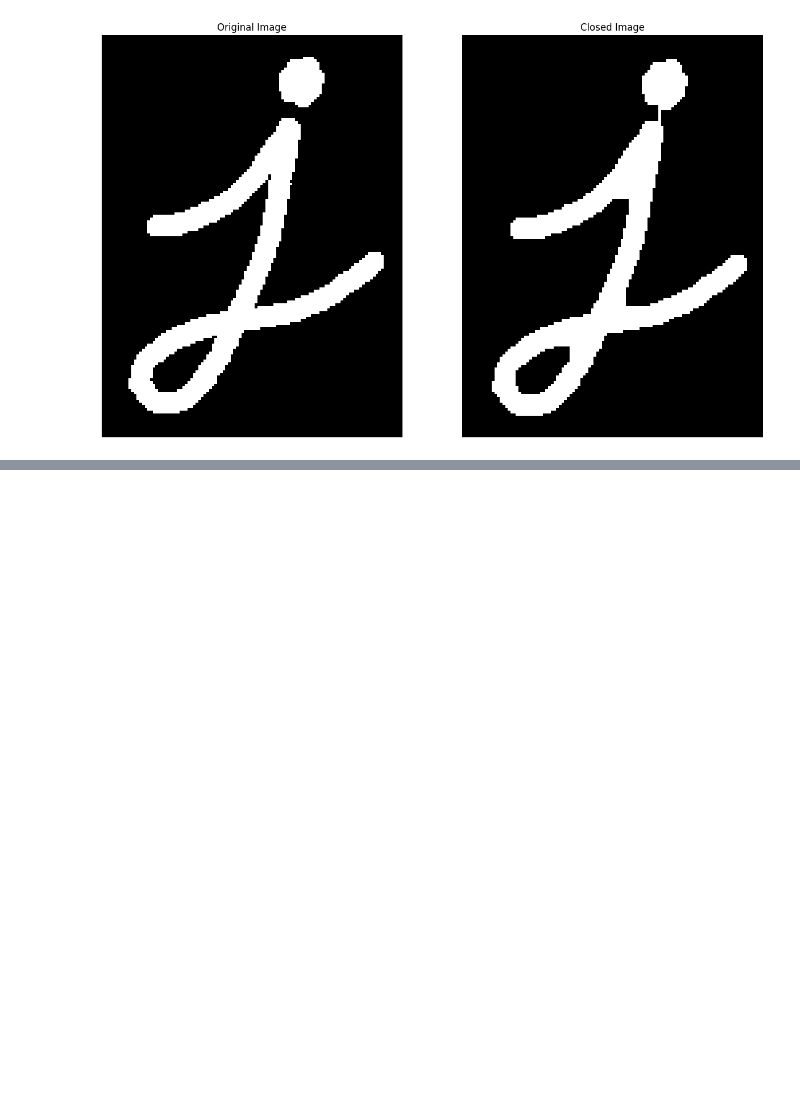
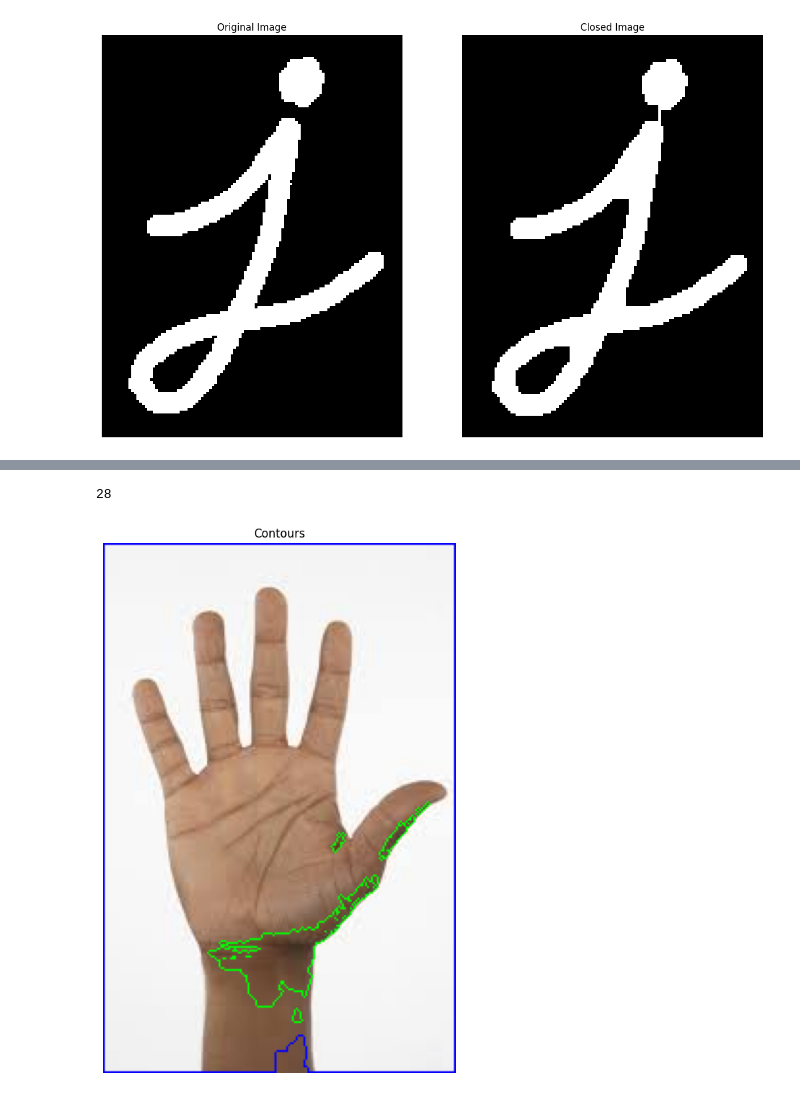
Before and after one commit to AIBauchi/AIBauchi-Computer-Vision-Bootcamp, a Jupyter notebook: Week2/day2/2.2.0-Advanced Image Processing.ipynb, the cells around one changed output, grey strips where cells are left out. Drawn from its saved outputs; the diff is of its cells as text; code cells hidden in the pictures; blank space fills up the shorter version.

```diff
--- a/Week2/day2/2.2.0-Advanced Image Processing.ipynb
+++ b/Week2/day2/2.2.0-Advanced Image Processing.ipynb
@@ -113,0 +116,34 @@ Contours can be explained simply as a curve joining all the continuous points (a
+# %%
+# open the image
+image = cv2.imread('image/hand.jpeg')
+
+# Convert the image to grayscale
+gray = cv2.cvtColor(image, cv2.COLOR_BGR2GRAY)
+
+# Apply thresholding
+ret, thresh = cv2.threshold(gray, 90, 255, 0)
+
+# Find contours
+contours, hierarchy = cv2.findContours(thresh, cv2.RETR_TREE, cv2.CHAIN_APPROX_SIMPLE)
+
+image = cv2.cvtColor(image, cv2.COLOR_BGR2RGB) # Convert the image to RGB space
+
+print(len(contours))
+# Draw contours with different colors based on hierarchy
+contour_image = image.copy()
+for i in range(len(contours)):
+    if hierarchy[0][i][3] == -1:
+        color = (5, 0, 250)  # Blue color for contours with no parent
+    else:
+        color = (0, 255, 0)  # Green color for contours with parent
+    contour_image = cv2.drawContours(contour_image, contours, i, color, 1)
+
+# Display the result
+plt.figure(figsize=(15, 10))
+plt.imshow(contour_image)
+plt.title('Contours')
+plt.axis('off')
+plt.show()
+# %% [output]
+28
+[figure, added]
```
Also changed, not shown: parts of 9 cells of this notebook.
